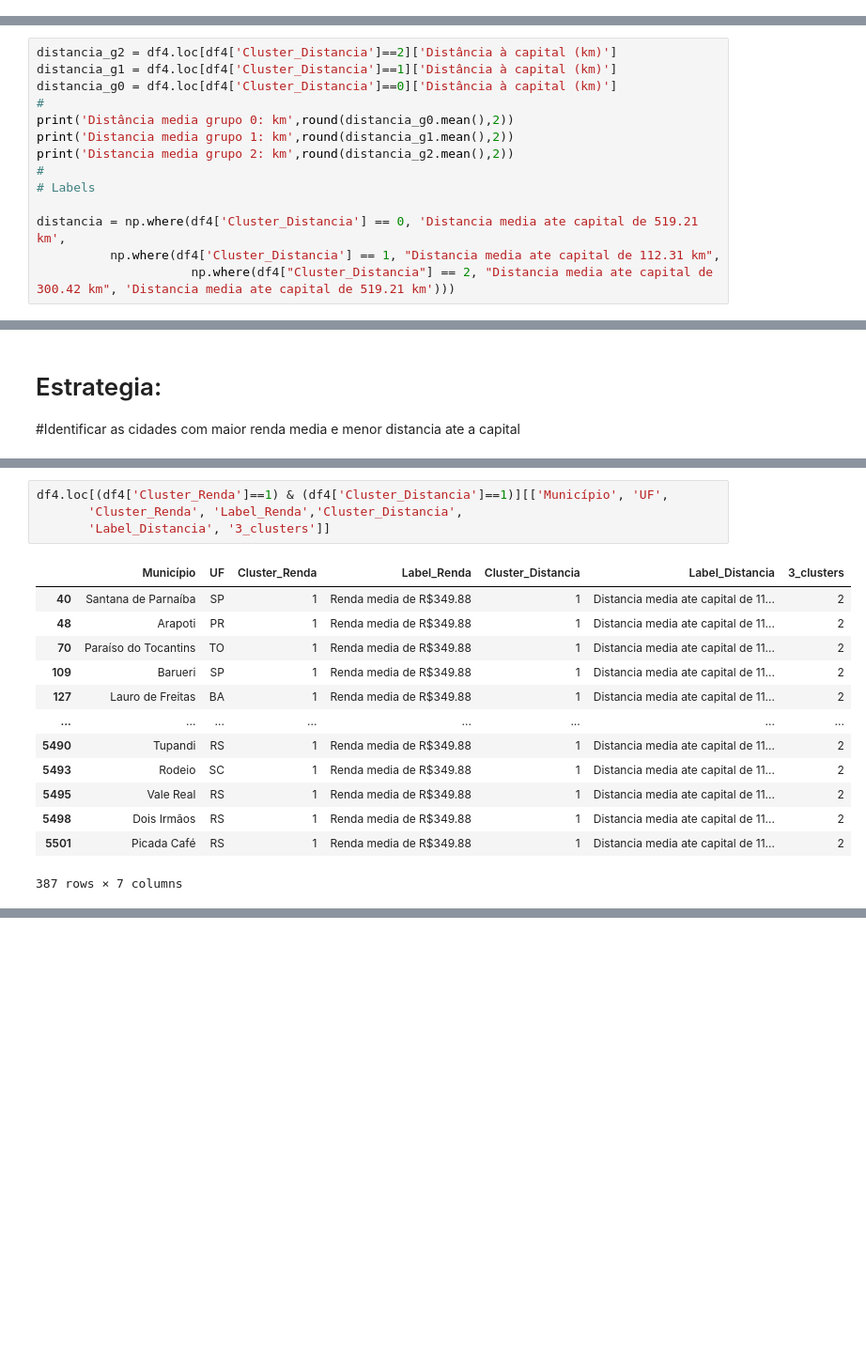
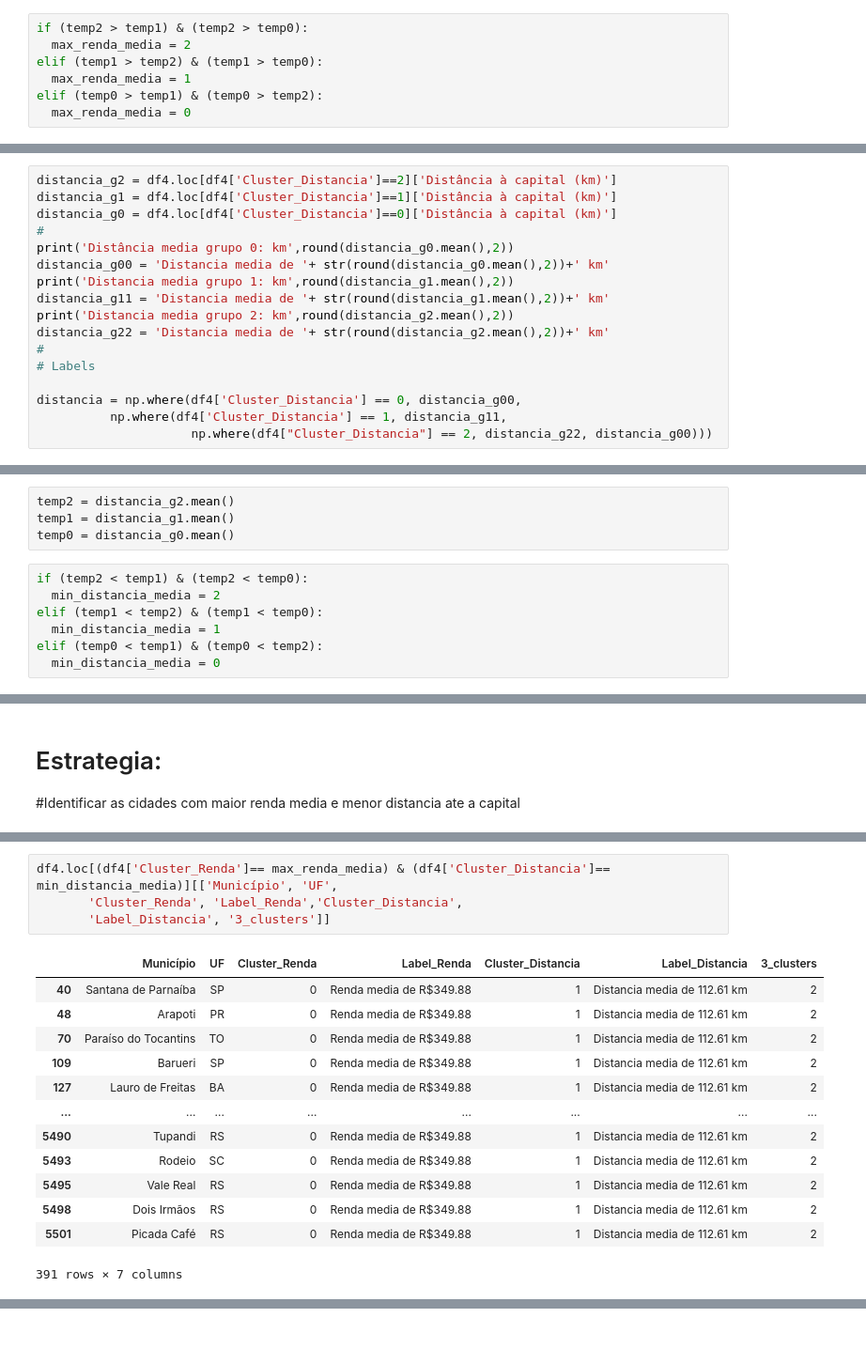
Before and after one commit to silviolima07/Clusters, a Jupyter notebook: Solar_v1.ipynb, the cells around one changed output, grey strips where cells are left out. Shown: that part at 94% size. Cells and saved outputs as stored; diff of their text form; blank space fills up the shorter version.

```diff
--- a/Solar_v1.ipynb
+++ b/Solar_v1.ipynb
@@ -491,0 +494,7 @@ Renda media grupo 2: R$ 210.8
+# %%
+if (temp2 > temp1) & (temp2 > temp0):
+  max_renda_media = 2
+elif (temp1 > temp2) & (temp1 > temp0):
+  max_renda_media = 1
+elif (temp0 > temp1) & (temp0 > temp2):
+  max_renda_media = 0
@@ -515,12 +528,15 @@ distancia_g1 = df4.loc[df4['Cluster_Distancia']==1]['Distância à capital (km)'
 distancia_g0 = df4.loc[df4['Cluster_Distancia']==0]['Distância à capital (km)']
 #
 print('Distância media grupo 0: km',round(distancia_g0.mean(),2))
+distancia_g00 = 'Distancia media de '+ str(round(distancia_g0.mean(),2))+' km'
 print('Distancia media grupo 1: km',round(distancia_g1.mean(),2))
+distancia_g11 = 'Distancia media de '+ str(round(distancia_g1.mean(),2))+' km'
 print('Distancia media grupo 2: km',round(distancia_g2.mean(),2))
+distancia_g22 = 'Distancia media de '+ str(round(distancia_g2.mean(),2))+' km'
 #
 # Labels
 
-distancia = np.where(df4['Cluster_Distancia'] == 0, 'Distancia media ate capital de 519.21 km',
-          np.where(df4['Cluster_Distancia'] == 1, "Distancia media ate capital de 112.31 km",
-                     np.where(df4["Cluster_Distancia"] == 2, "Distancia media ate capital de 300.42 km", 'Distancia media ate capital de 519.21 km')))
+distancia = np.where(df4['Cluster_Distancia'] == 0, distancia_g00,
+          np.where(df4['Cluster_Distancia'] == 1, distancia_g11,
+                     np.where(df4["Cluster_Distancia"] == 2, distancia_g22, distancia_g00)))
 # %% [output]
@@ -529,0 +546,11 @@ Distancia media grupo 2: km 509.6
+# %%
+temp2 = distancia_g2.mean()
+temp1 = distancia_g1.mean()
+temp0 = distancia_g0.mean()
+# %%
+if (temp2 < temp1) & (temp2 < temp0):
+  min_distancia_media = 2
+elif (temp1 < temp2) & (temp1 < temp0):
+  min_distancia_media = 1
+elif (temp0 < temp1) & (temp0 < temp2):
+  min_distancia_media = 0
@@ -581,19 +628,19 @@ df4[['Município', 'UF',
 # %%
-df4.loc[(df4['Cluster_Renda']==1) & (df4['Cluster_Distancia']==1)][['Município', 'UF',
+df4.loc[(df4['Cluster_Renda']== max_renda_media) & (df4['Cluster_Distancia']== min_distancia_media)][['Município', 'UF',
        'Cluster_Renda', 'Label_Renda','Cluster_Distancia',
        'Label_Distancia', '3_clusters']]
 # %% [output]
 |  | Município | UF | Cluster_Renda | Label_Renda | Cluster_Distancia | Label_Distancia | 3_clusters |
-| 40 | Santana de Parnaíba | SP | 1 | Renda media de R$349.88 | 1 | Distancia media ate capital de 11... | 2 |
-| 48 | Arapoti | PR | 1 | Renda media de R$349.88 | 1 | Distancia media ate capital de 11... | 2 |
-| 70 | Paraíso do Tocantins | TO | 1 | Renda media de R$349.88 | 1 | Distancia media ate capital de 11... | 2 |
-| 109 | Barueri | SP | 1 | Renda media de R$349.88 | 1 | Distancia media ate capital de 11... | 2 |
-| 127 | Lauro de Freitas | BA | 1 | Renda media de R$349.88 | 1 | Distancia media ate capital de 11... | 2 |
+| 40 | Santana de Parnaíba | SP | 0 | Renda media de R$349.88 | 1 | Distancia media de 112.61 km | 2 |
+| 48 | Arapoti | PR | 0 | Renda media de R$349.88 | 1 | Distancia media de 112.61 km | 2 |
+| 70 | Paraíso do Tocantins | TO | 0 | Renda media de R$349.88 | 1 | Distancia media de 112.61 km | 2 |
+| 109 | Barueri | SP | 0 | Renda media de R$349.88 | 1 | Distancia media de 112.61 km | 2 |
+| 127 | Lauro de Freitas | BA | 0 | Renda media de R$349.88 | 1 | Distancia media de 112.61 km | 2 |
 | ... | ... | ... | ... | ... | ... | ... | ... |
-| 5490 | Tupandi | RS | 1 | Renda media de R$349.88 | 1 | Distancia media ate capital de 11... | 2 |
-| 5493 | Rodeio | SC | 1 | Renda media de R$349.88 | 1 | Distancia media ate capital de 11... | 2 |
-| 5495 | Vale Real | RS | 1 | Renda media de R$349.88 | 1 | Distancia media ate capital de 11... | 2 |
-| 5498 | Dois Irmãos | RS | 1 | Renda media de R$349.88 | 1 | Distancia media ate capital de 11... | 2 |
-| 5501 | Picada Café | RS | 1 | Renda media de R$349.88 | 1 | Distancia media ate capital de 11... | 2 |
+| 5490 | Tupandi | RS | 0 | Renda media de R$349.88 | 1 | Distancia media de 112.61 km | 2 |
+| 5493 | Rodeio | SC | 0 | Renda media de R$349.88 | 1 | Distancia media de 112.61 km | 2 |
+| 5495 | Vale Real | RS | 0 | Renda media de R$349.88 | 1 | Distancia media de 112.61 km | 2 |
+| 5498 | Dois Irmãos | RS | 0 | Renda media de R$349.88 | 1 | Distancia media de 112.61 km | 2 |
+| 5501 | Picada Café | RS | 0 | Renda media de R$349.88 | 1 | Distancia media de 112.61 km | 2 |
-387 rows × 7 columns
+391 rows × 7 columns
 # %% [markdown]
```
Also changed, not shown: parts of 20 cells of this notebook.
